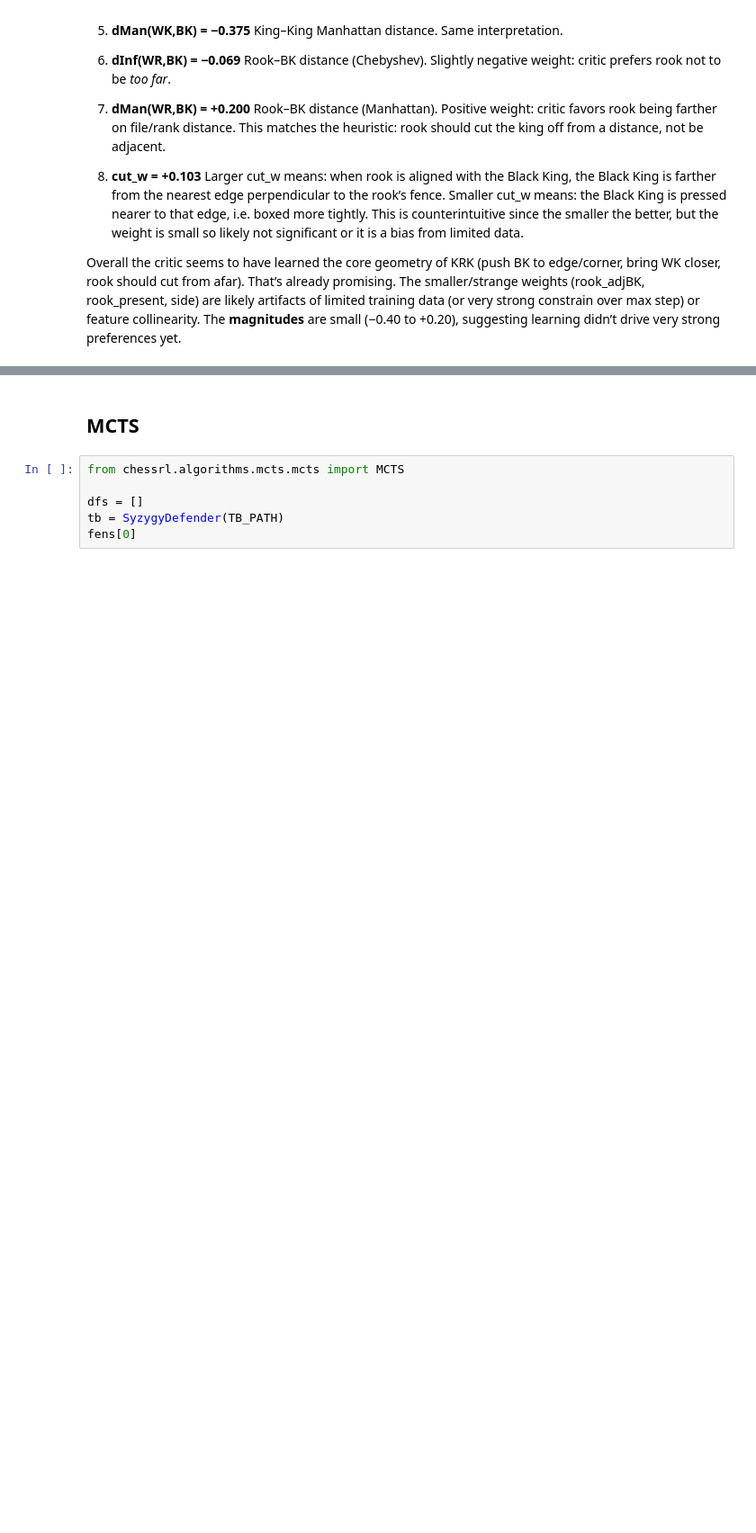
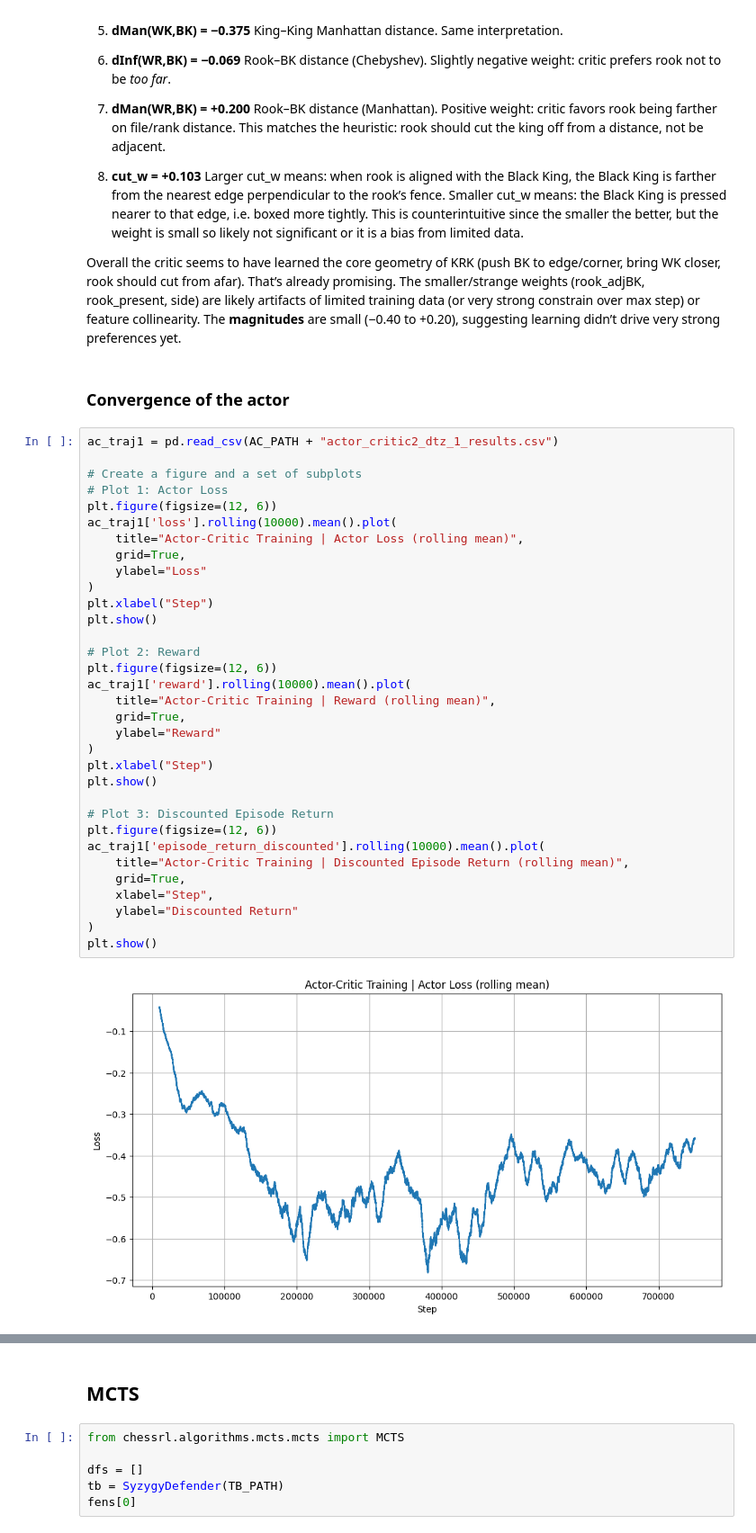
Before and after one commit to giovanni-lucarelli/chess, a Jupyter notebook: results.ipynb, the cells around one changed output, grey strips where cells are left out. Shown at 90% size. Drawn from its saved outputs; the diff is of its cells as text; blank space fills up the shorter version.

```diff
--- a/results.ipynb
+++ b/results.ipynb
@@ -655,3 +840,40 @@ Each weight tells whether increasing that feature makes the state look *better*
 
 Overall the critic seems to have learned the core geometry of KRK (push BK to edge/corner, bring WK closer, rook should cut from afar). That’s already promising.
 The smaller/strange weights (rook_adjBK, rook_present, side) are likely artifacts of limited training data (or very strong constrain over max step) or feature collinearity. The **magnitudes** are small (−0.40 to +0.20), suggesting learning didn’t drive very strong preferences yet.
+# %% [markdown]
+### Convergence of the actor
+# %%
+ac_traj1 = pd.read_csv(AC_PATH + "actor_critic2_dtz_1_results.csv")
+
+# Create a figure and a set of subplots
+# Plot 1: Actor Loss
+plt.figure(figsize=(12, 6))
+ac_traj1['loss'].rolling(10000).mean().plot(
+    title="Actor-Critic Training | Actor Loss (rolling mean)",
+    grid=True,
+    ylabel="Loss"
+)
+plt.xlabel("Step")
+plt.show()
+
+# Plot 2: Reward
+plt.figure(figsize=(12, 6))
+ac_traj1['reward'].rolling(10000).mean().plot(
+    title="Actor-Critic Training | Reward (rolling mean)",
+    grid=True,
+    ylabel="Reward"
+)
+plt.xlabel("Step")
+plt.show()
+
+# Plot 3: Discounted Episode Return
+plt.figure(figsize=(12, 6))
+ac_traj1['episode_return_discounted'].rolling(10000).mean().plot(
+    title="Actor-Critic Training | Discounted Episode Return (rolling mean)",
+    grid=True,
+    xlabel="Step",
+    ylabel="Discounted Return"
+)
+plt.show()
+# %% [output]
+[figure, added]
```
Also changed, not shown: parts of 31 cells of this notebook, 2 other files.
